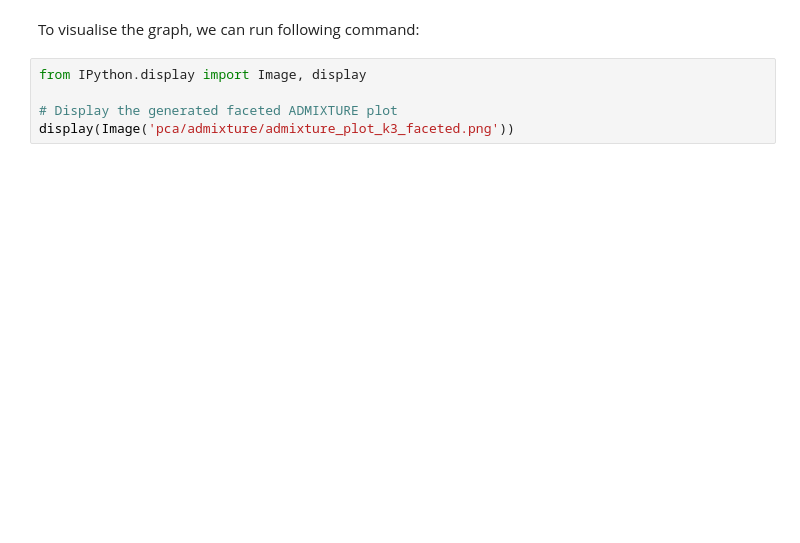
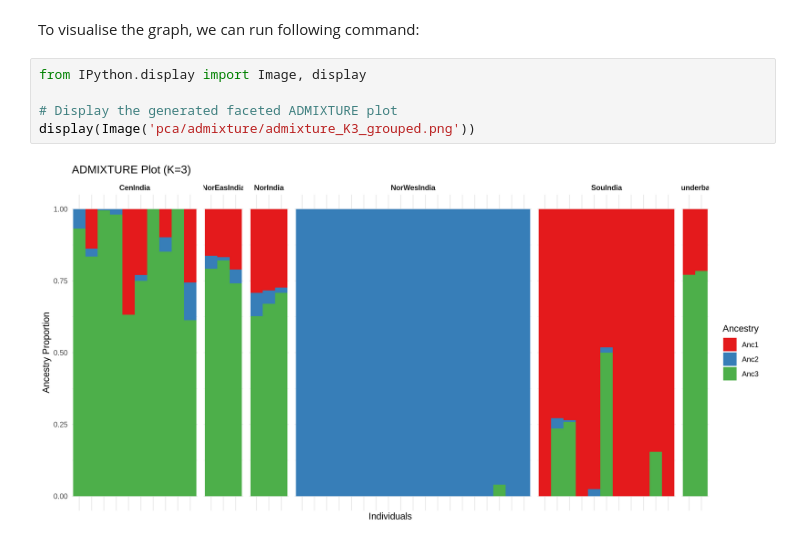
Before and after one commit to Aksinhaa/ColabFold, a Jupyter notebook: NGS_collab_basic_pop_gen.ipynb, the cells around one changed output. Saved outputs shown, nothing was run; the diff lists cells and outputs as text; blank space fills up the shorter version.

```diff
--- a/NGS_collab_basic_pop_gen.ipynb
+++ b/NGS_collab_basic_pop_gen.ipynb
@@ -424,5 +648,7 @@ To visualise the graph, we can run following command:
 # %%
 from IPython.display import Image, display
 
 # Display the generated faceted ADMIXTURE plot
-display(Image('pca/admixture/admixture_plot_k3_faceted.png'))
+display(Image('pca/admixture/admixture_K3_grouped.png'))
+# %% [output]
+[figure, added]
```
Also changed, not shown: parts of 17 cells of this notebook.
